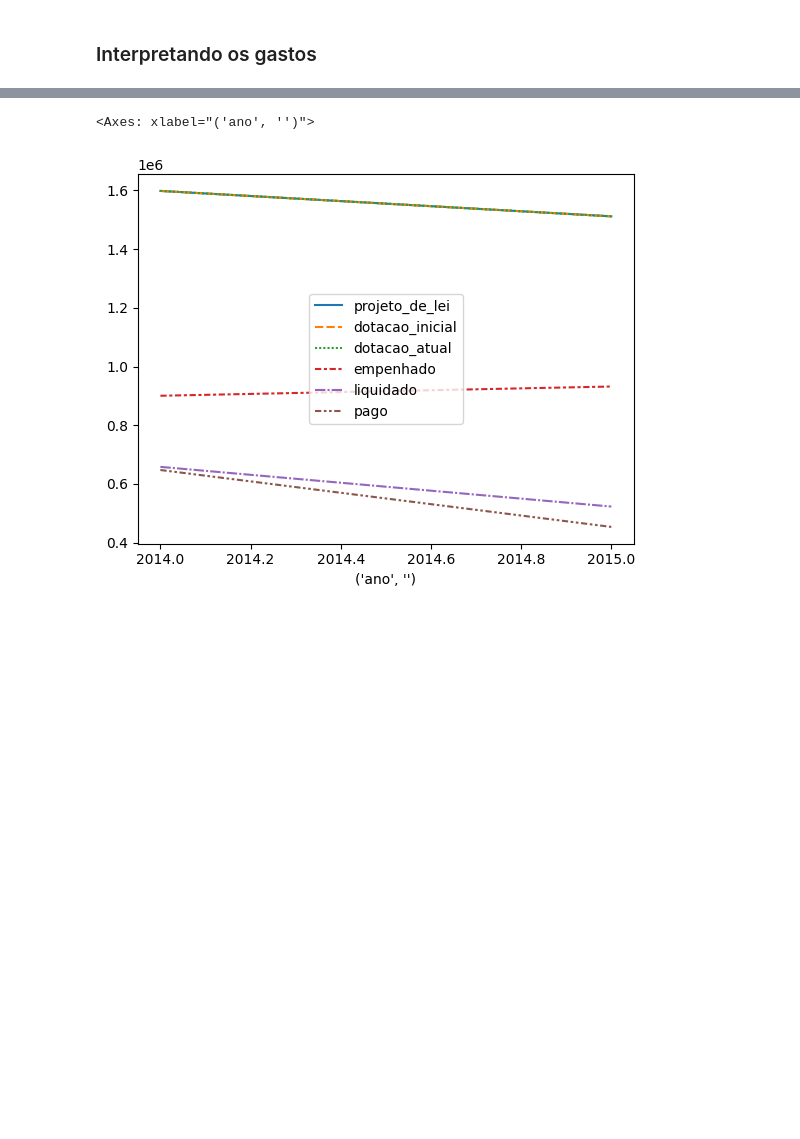
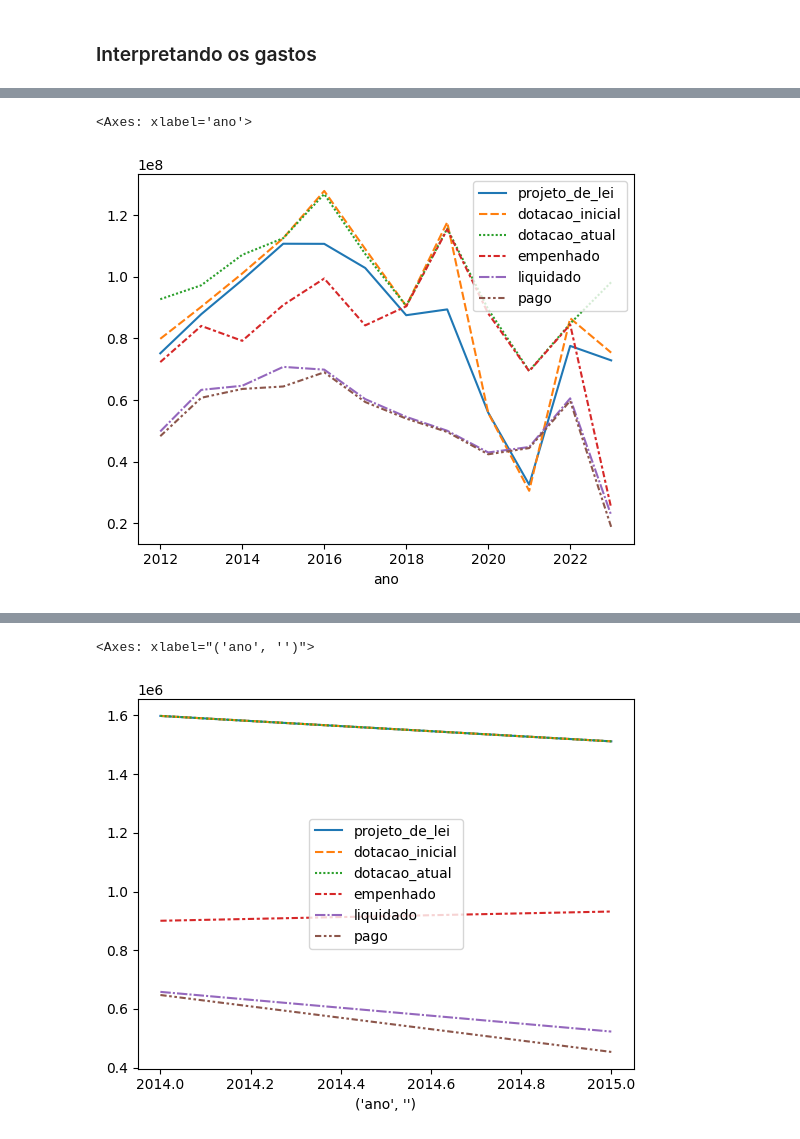
Before and after one commit to Guardians-DSC/dados, a Jupyter notebook: orcamento/notebooks/objetivo.ipynb, the cells around one changed output, grey strips where cells are left out. Saved outputs shown, nothing was run; the diff lists cells and outputs as text; code cells hidden in the pictures; blank space fills up the shorter version.

```diff
--- a/orcamento/notebooks/objetivo.ipynb
+++ b/orcamento/notebooks/objetivo.ipynb
@@ -155,0 +192,19 @@ Vamos identificar cada Objetivo como seu respectivo ID, ou seja, o número a esq
+# %%
+colunas_alvo_soma = [
+    ('projeto_de_lei','soma'),
+    ('dotacao_inicial','soma'),
+    ('dotacao_atual','soma'),
+    ('empenhado','soma'),
+    ('liquidado','soma'),
+    ('pago','soma')
+]
+# %%
+objetivo_geral_comparacoes = objetivo_geral.groupby(alvo)[monetario].agg([
+    sum, len, max, min, lambda col_monetaria: col_monetaria.mean()
+])
+
+objetivo_geral_comparacoes.rename(columns={'<lambda_0>':'media',
+                                     'sum': 'soma',
+                                     'len': 'quantidade de gastos',
+                                     'min': 'minimo',
+                                     'max': 'maximo'}, inplace=True)
@@ -155,0 +234,3 @@ Vamos identificar cada Objetivo como seu respectivo ID, ou seja, o número a esq
+# %%
+objetivo_ensino_superior = objetivo_geral_comparacoes.iloc[:12]
+objetivo_ensino_superior
@@ -155,0 +254,6 @@ Vamos identificar cada Objetivo como seu respectivo ID, ou seja, o número a esq
+# %%
+objetivo_ensino_superior = objetivo_ensino_superior.reset_index().iloc[:,1:]
+objetivo_ensino_superior.index = objetivo_ensino_superior.iloc[:,0]
+objetivo_ensino_superior = objetivo_ensino_superior.iloc[:,1:]
+objetivo_ensino_superior.index.rename('ano', inplace=True)
+objetivo_ensino_superior
@@ -155,0 +277,5 @@ Vamos identificar cada Objetivo como seu respectivo ID, ou seja, o número a esq
+# %%
+sns.lineplot(objetivo_ensino_superior[colunas_alvo_soma])
+# %% [output]
+<Axes: xlabel='ano'>
+[figure, added]
```
Also changed, not shown: parts of 25 cells of this notebook.
